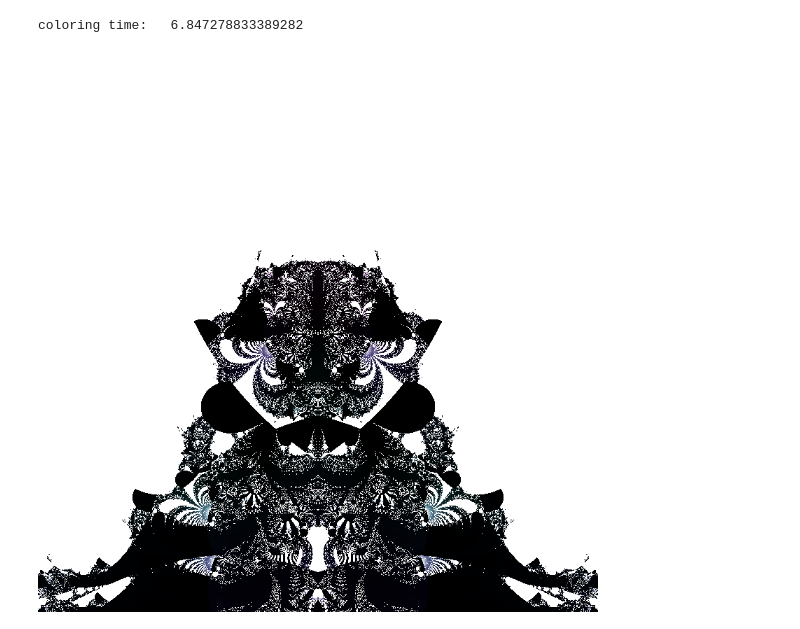
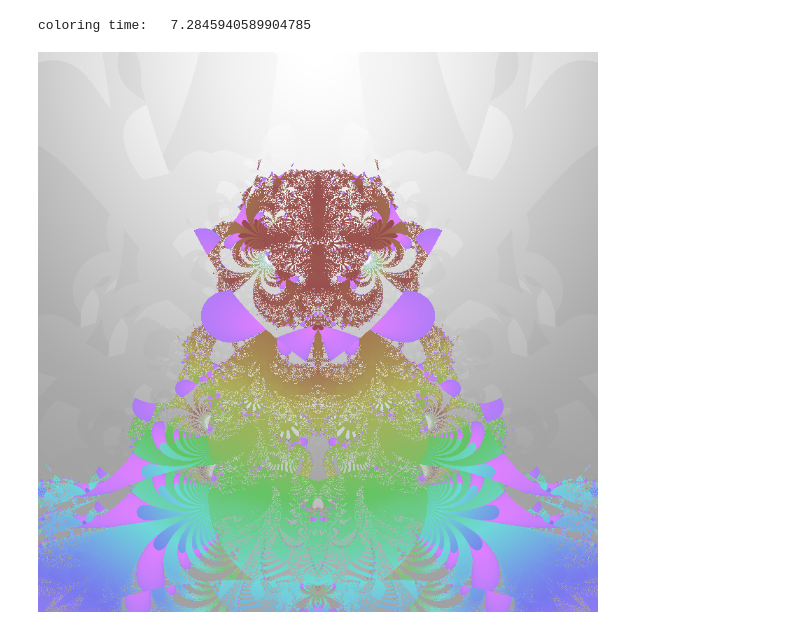
Before and after one commit to dlanier/FlyingMachineFractal, a Jupyter notebook: fig_notebooks/ElGato.ipynb, the cells around one changed output. Drawn from its saved outputs; the diff is of its cells as text; code cells hidden in the pictures.

Commit message:
coloring, notation

```diff
--- a/fig_notebooks/ElGato.ipynb
+++ b/fig_notebooks/ElGato.ipynb
@@ -46,11 +46,11 @@ def ElGato(Z, p, Z0=None, ET=None):
 # %%
 #                                        -- define parameters p iterate the above equation
 par_set = {'n_rows': 800, 'n_cols': 800}
-par_set['center_point'] = 0.0 + 0.0*1j
+par_set['center_point'] = -1.3 + 0.0*1j
 par_set['theta'] = -np.pi / 2
 par_set['zoom'] = 1/4
 
-par_set['it_max'] = 128
+par_set['it_max'] = 96
 par_set['max_d'] = 10 / par_set['zoom']
 par_set['dir_path'] = os.getcwd()
 
@@ -72,11 +84,12 @@ converstion time =       1.3256568908691406
 # %%
-H = ncp.range_norm(Zr - Zd, lo=0.5, hi=0.85)
-S = ncp.range_norm(1 - ETn, lo=0.0, hi=0.9)
-V = ncp.range_norm(ETn, lo=0.0, hi=1.0)
+H = ncp.range_norm(Zd - ETn, lo=0.0, hi=0.8)
+S = ncp.range_norm(1 - ETn, lo=0.0, hi=0.5)
+V = ncp.range_norm(Zd - ETn, lo=0.6, hi=1.0)
+
 t0 = time.time()
 Ihsv = ncp.rgb_2_hsv_mat(H, S, V)
 print('coloring time:\t',time.time() - t0)
 display(Ihsv)
 # %% [output]
-coloring time:   6.847278833389282
+coloring time:   7.2845940589904785
-[figure, old version]
+[figure, new version]
```
Also changed, not shown: parts of 18 cells of this notebook, 1 other file.
